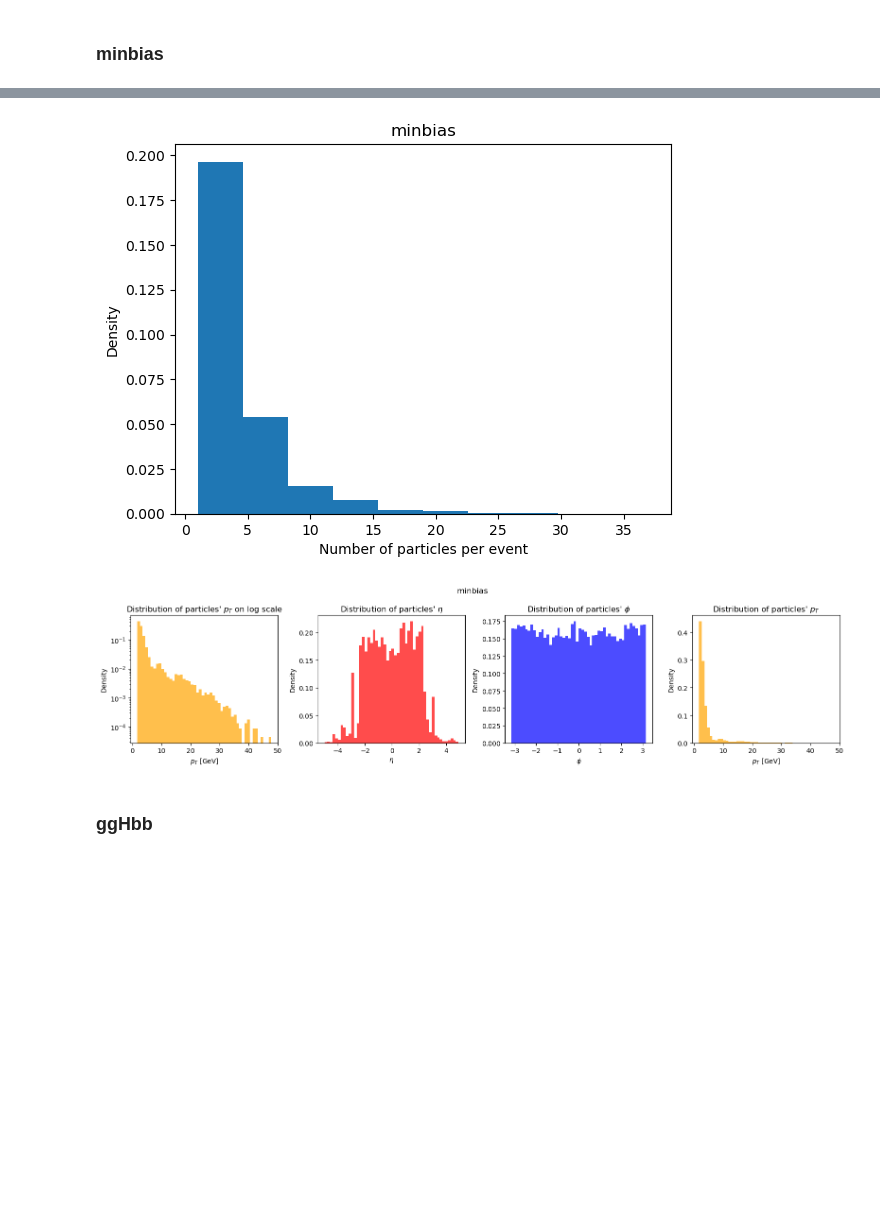
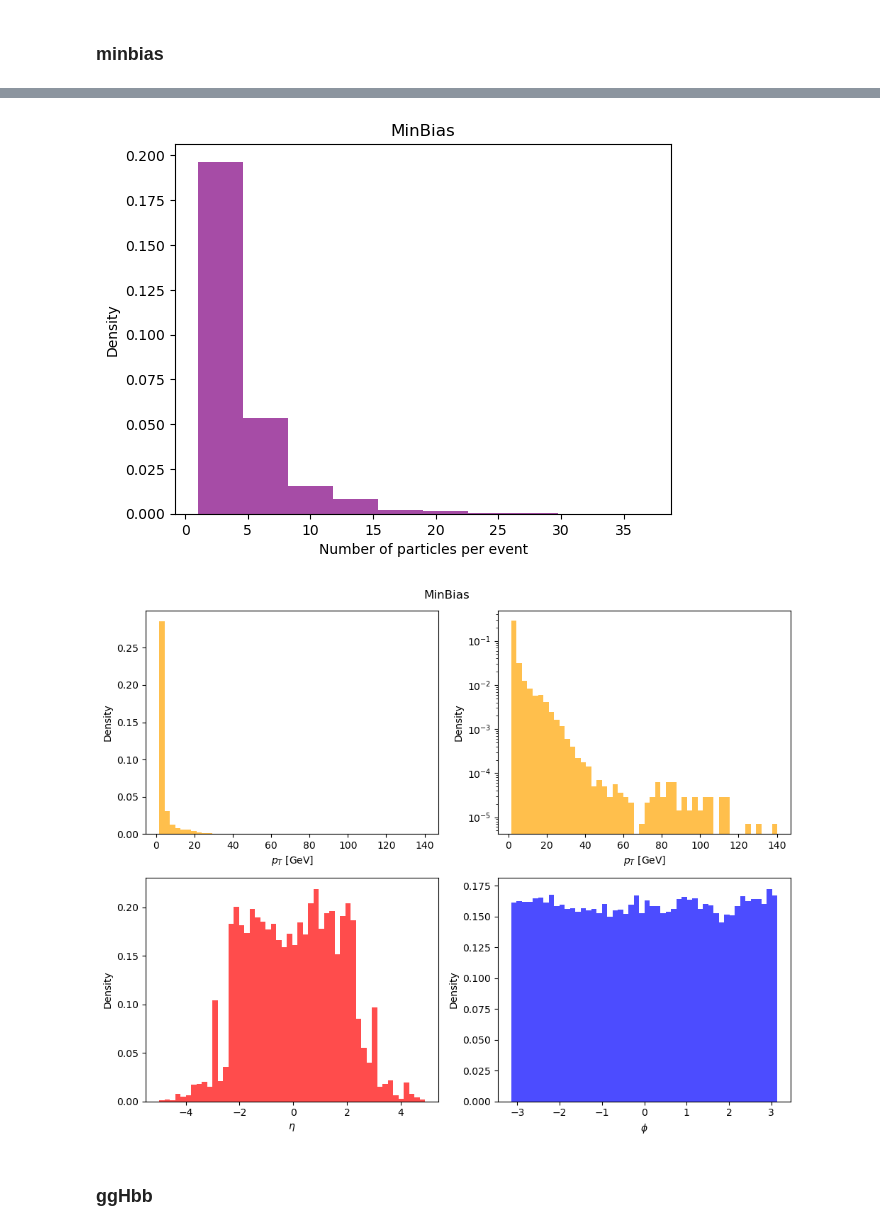
Before and after one commit to Francesco-Proietti/Tokenization-techniques-for-L1-Trigger-data-V4, a Jupyter notebook: notebooks/EDA.ipynb, the cells around one changed output, grey strips where cells are left out. Saved outputs shown, nothing was run; the diff lists cells and outputs as text; code cells hidden in the pictures; blank space fills up the shorter version.

```diff
--- a/notebooks/EDA.ipynb
+++ b/notebooks/EDA.ipynb
@@ -120,7 +55,7 @@ We are interested in L1-trigger data, in particular on the kinematic features $p
 # Initialize train dataset
 dataset = JetConstL1TriggerDataset(
     parquet_dirs="/run/media/francesco/STORAGE/data_eda/minbias",
-    max_particles=128,
+    max_particles=64,
     features=["L1T_PUPPIPart_PT",
             "L1T_PUPPIPart_Eta",
             "L1T_PUPPIPart_Phi",
@@ -202,7 +138,7 @@ plt.show()
 # Initialize train dataset
 dataset = JetConstL1TriggerDataset(
     parquet_dirs="/run/media/francesco/STORAGE/data_eda/ggHbb",
-    max_particles=128,
+    max_particles=64,
     features=["L1T_PUPPIPart_PT",
             "L1T_PUPPIPart_Eta",
             "L1T_PUPPIPart_Phi",
@@ -284,7 +221,7 @@ plt.show()
 # Initialize train dataset
 dataset = JetConstL1TriggerDataset(
     parquet_dirs="/run/media/francesco/STORAGE/data_eda",
-    max_particles=128,
+    max_particles=64,
     features=["L1T_PUPPIPart_PT",
             "L1T_PUPPIPart_Eta",
             "L1T_PUPPIPart_Phi",
@@ -407,40 +345,40 @@ Total events: 6417
 # %%
-plt.hist(num_part, density=True)
+plt.hist(num_part, density=True, color = "purple", alpha=0.7)
 plt.xlabel("Number of particles per event")
 plt.ylabel("Density")
-plt.title("minbias")
+plt.title("MinBias")
 plt.show()
 # %% [output]
-[figure, old version]
+[figure, new version]
 # %%
-fig, ax = plt.subplots(1, 4, figsize=(16, 4))
+fig, ax = plt.subplots(2, 2, figsize=(10, 8))
 
-ax[0].hist(pt, bins=50, density=True, log=True, color = "orange", histtype='stepfilled', alpha=0.7)
-ax[0].set_xlabel(r"$p_T$ [GeV]")
-ax[0].set_ylabel("Density")
-ax[0].set_title(r"Distribution of particles' $p_T$ on log scale")
+ax[0,1].hist(pt, bins=50, density=True, log=True, color = "orange", histtype='stepfilled', alpha=0.7)
+ax[0,1].set_xlabel(r"$p_T$ [GeV]")
+ax[0,1].set_ylabel("Density")
+#ax[1].set_title(r"Distribution of particles' $p_T$ on log scale")
 
-ax[1].hist(eta, bins=50, density=True, color = "red", histtype='stepfilled', alpha=0.7)
-ax[1].set_xlabel(r"$\eta$")
-ax[1].set_ylabel("Density")
-ax[1].set_title(r"Distribution of particles' $\eta$")
+ax[1,0].hist(eta, bins=50, density=True, color = "red", histtype='stepfilled', alpha=0.7)
+ax[1,0].set_xlabel(r"$\eta$")
+ax[1,0].set_ylabel("Density")
+#ax[2].set_title(r"Distribution of particles' $\eta$")
 
-ax[2].hist(phi, bins=50, density=True, color = "blue", histtype='stepfilled', alpha=0.7)
-ax[2].set_xlabel(r"$\phi$")
-ax[2].set_ylabel("Density")
-ax[2].set_title(r"Distribution of particles' $\phi$")
+ax[1,1].hist(phi, bins=50, density=True, color = "blue", histtype='stepfilled', alpha=0.7)
+ax[1,1].set_xlabel(r"$\phi$")
+ax[1,1].set_ylabel("Density")
+#ax[3].set_title(r"Distribution of particles' $\phi$")
 
-ax[3].hist(pt, bins=50, density=True, color = "orange", histtype='stepfilled', alpha=0.7)
-ax[3].set_xlabel(r"$p_T$ [GeV]")
-ax[3].set_ylabel("Density")
-ax[3].set_title(r"Distribution of particles' $p_T$")
+ax[0,0].hist(pt, bins=50, density=True, color = "orange", histtype='stepfilled', alpha=0.7)
+ax[0,0].set_xlabel(r"$p_T$ [GeV]")
+ax[0,0].set_ylabel("Density")
+#[ax[0].set_title(r"Distribution of particles' $p_T$")
 
 
-plt.suptitle("minbias")
+plt.suptitle("MinBias")
 plt.tight_layout()
 plt.show()
 # %% [output]
-[figure, old version]
+[figure, new version]
 # %% [markdown]
 ### ggHbb
 # %%
```
Also changed, not shown: parts of 79 cells of this notebook, 21 other files.
